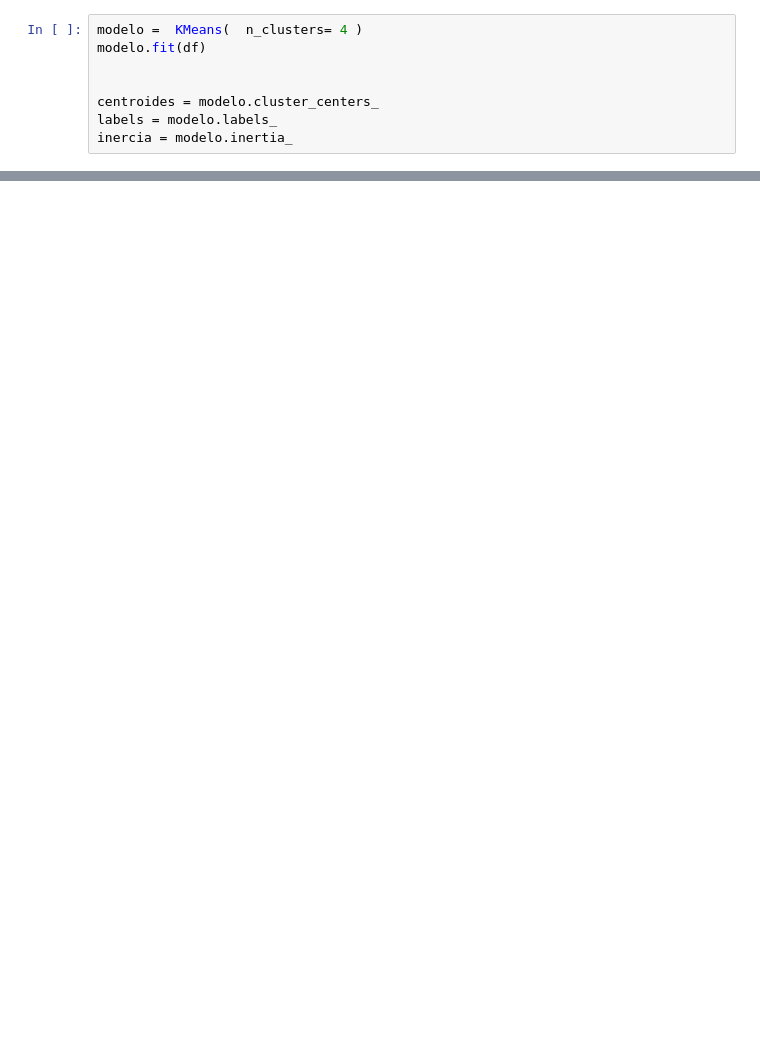
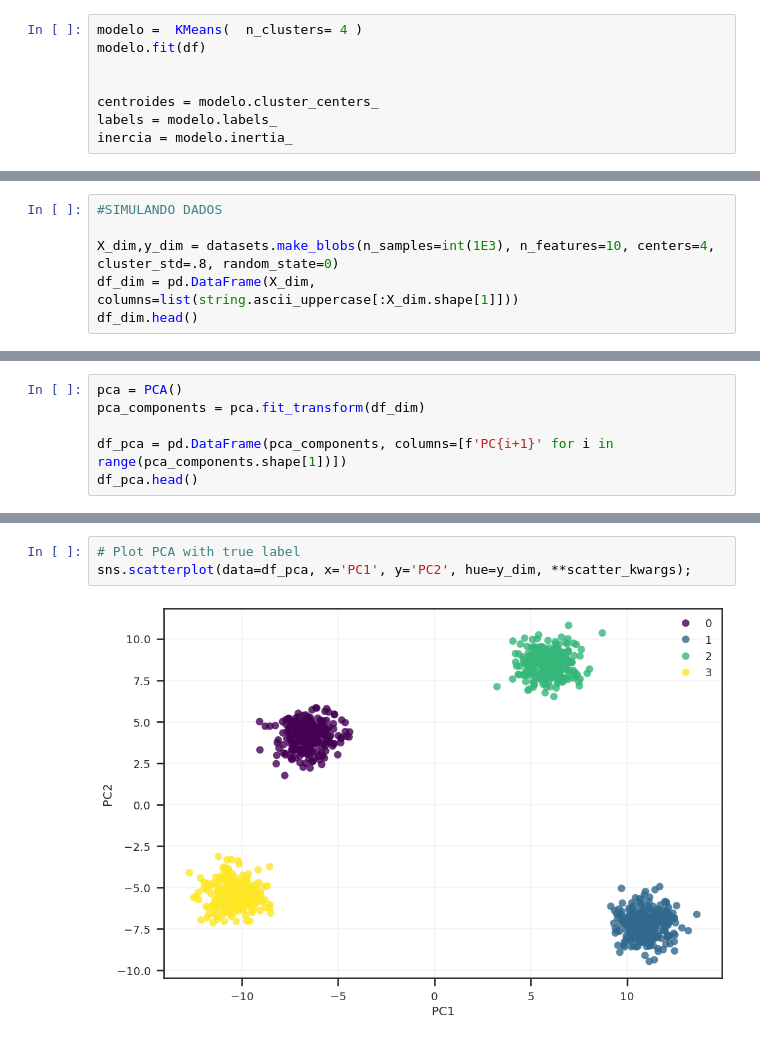
Before and after one commit to DataEtnos/Estudos-2, a Jupyter notebook: K_Means_avaliação_de_métricas.ipynb, the cells around one changed output, grey strips where cells are left out. Cells and saved outputs as stored; diff of their text form; blank space fills up the shorter version.

```diff
--- a/K_Means_avaliação_de_métricas.ipynb
+++ b/K_Means_avaliação_de_métricas.ipynb
@@ -279,0 +279,6 @@ interactive(children=(IntSlider(value=6, description='k', max=11, min=2), Dropdo
+# %%
+#SIMULANDO DADOS
+
+X_dim,y_dim = datasets.make_blobs(n_samples=int(1E3), n_features=10, centers=4, cluster_std=.8, random_state=0)
+df_dim = pd.DataFrame(X_dim, columns=list(string.ascii_uppercase[:X_dim.shape[1]]))
+df_dim.head()
@@ -279,0 +292,6 @@ interactive(children=(IntSlider(value=6, description='k', max=11, min=2), Dropdo
+# %%
+pca = PCA()
+pca_components = pca.fit_transform(df_dim)
+
+df_pca = pd.DataFrame(pca_components, columns=[f'PC{i+1}' for i in range(pca_components.shape[1])])
+df_pca.head()
@@ -279,0 +323,5 @@ interactive(children=(IntSlider(value=6, description='k', max=11, min=2), Dropdo
+# %%
+# Plot PCA with true label
+sns.scatterplot(data=df_pca, x='PC1', y='PC2', hue=y_dim, **scatter_kwargs);
+# %% [output]
+[figure, added]
```
Also changed, not shown: parts of 22 cells of this notebook.
